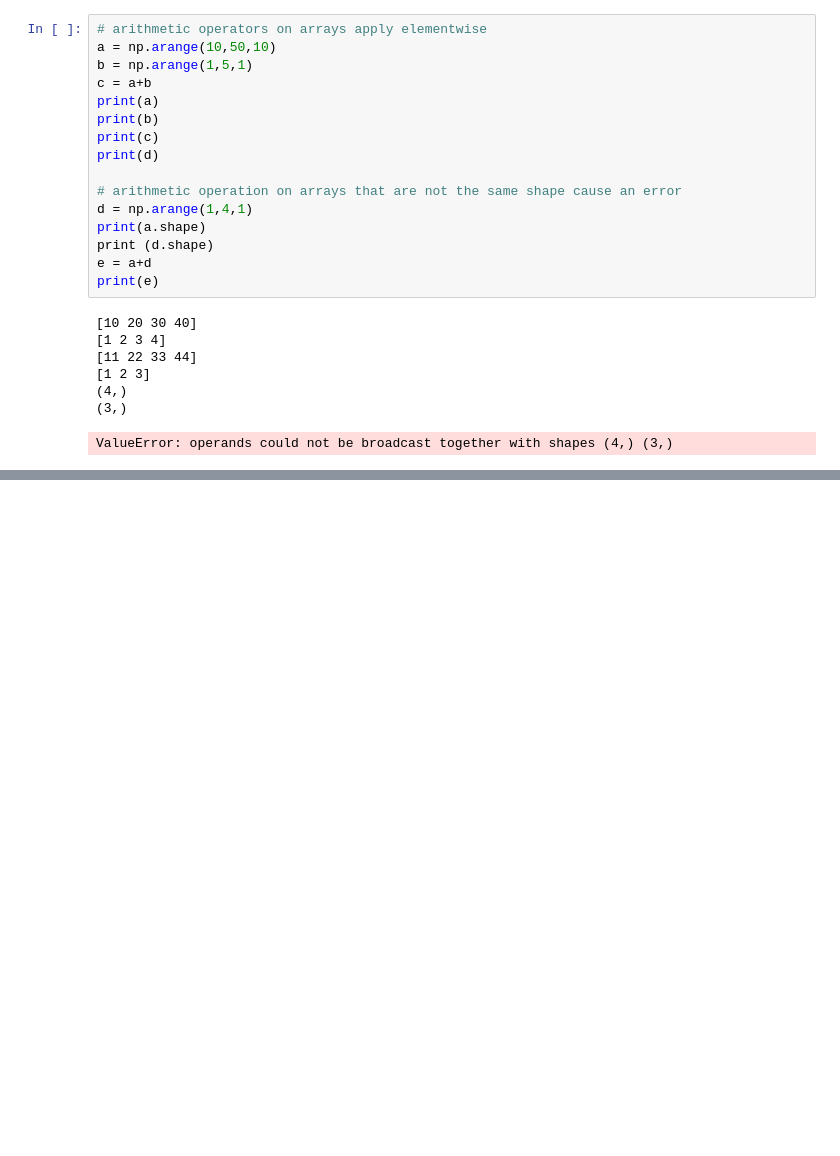
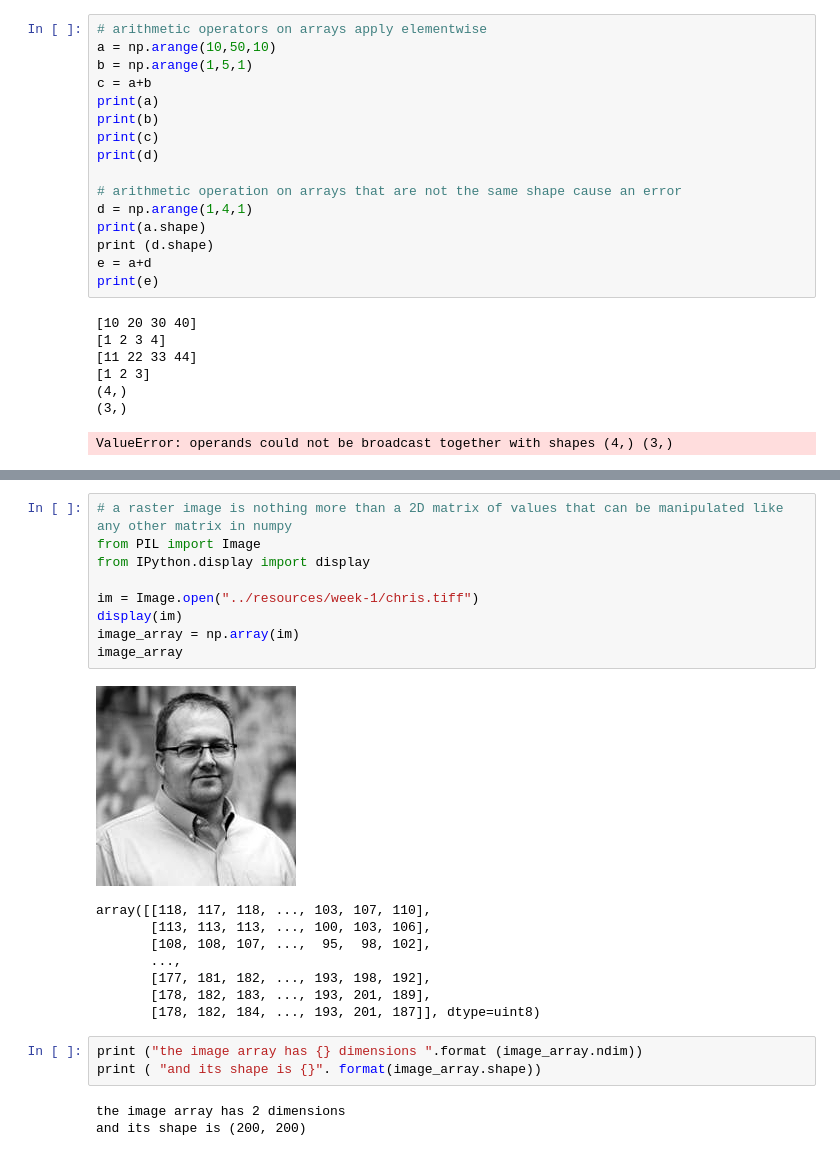
Before and after one commit to mneucollins/anaconda_learn, a Jupyter notebook: Coursera/Introduction to Data Science in Python/playground/numpy.ipynb, the cells around one changed output, grey strips where cells are left out. Drawn from its saved outputs; the diff is of its cells as text; blank space fills up the shorter version.

```diff
--- a/Coursera/Introduction to Data Science in Python/playground/numpy.ipynb
+++ b/Coursera/Introduction to Data Science in Python/playground/numpy.ipynb
@@ -114,0 +163,24 @@ print (more_than_one)
+# %%
+# a raster image is nothing more than a 2D matrix of values that can be manipulated like any other matrix in numpy
+from PIL import Image
+from IPython.display import display
+
+im = Image.open("../resources/week-1/chris.tiff")
+display(im)
+image_array = np.array(im)
+image_array
+# %% [output]
+[figure, added]
+array([[118, 117, 118, ..., 103, 107, 110],
+       [113, 113, 113, ..., 100, 103, 106],
+       [108, 108, 107, ...,  95,  98, 102],
+       ...,
+       [177, 181, 182, ..., 193, 198, 192],
+       [178, 182, 183, ..., 193, 201, 189],
+       [178, 182, 184, ..., 193, 201, 187]], dtype=uint8)
+# %%
+print ("the image array has {} dimensions ".format (image_array.ndim))
+print ( "and its shape is {}". format(image_array.shape))
+# %% [output]
+the image array has 2 dimensions
+and its shape is (200, 200)
```
Also changed, not shown: parts of 20 cells of this notebook, 2 other files.
